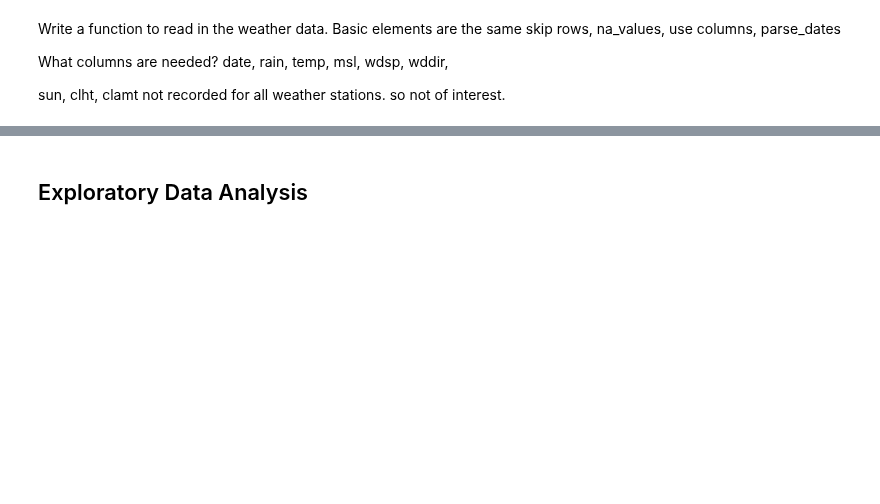
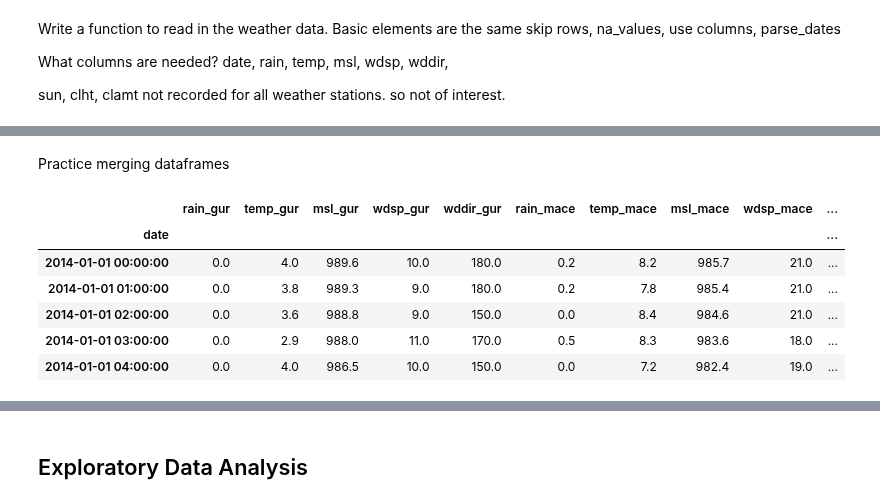
Before and after one commit to IreneKilgannon/PFDA, a Jupyter notebook: PFDA-project/wind.ipynb, the cells around one changed output, grey strips where cells are left out. Saved outputs shown, nothing was run; the diff lists cells and outputs as text; code cells hidden in the pictures; blank space fills up the shorter version.

Commit message:
wrote functions to identify the number of rows to skip, to extract location from csv file name, read in weather data for a single file, attempting to merge dataframes

```diff
--- a/PFDA-project/wind.ipynb
+++ b/PFDA-project/wind.ipynb
@@ -225,0 +262,3 @@ def load_weather(file_name):
+# %%
+gurteen = load_weather('hly1475Gurteen.csv', 17)
+gurteen.head()
@@ -225,0 +273,3 @@ def load_weather(file_name):
+# %%
+macehead = load_weather('hly275MaceHead.csv', 17)
+macehead.head()
@@ -225,0 +286,3 @@ def load_weather(file_name):
+# %%
+macehead = macehead['2014': '2024']
+macehead.head()
@@ -225,0 +297,3 @@ def load_weather(file_name):
+# %%
+gurteen = gurteen['2014' :'2024']
+gurteen.head()
@@ -225,0 +308,13 @@ def load_weather(file_name):
+# %% [markdown]
+Practice merging dataframes
+# %%
+gurteen_macehead = gurteen.merge(macehead, on= 'date', suffixes= ['_gur', '_mace'])
+gurteen_macehead.head()
+# %% [output]
+|  | rain_gur | temp_gur | msl_gur | wdsp_gur | wddir_gur | rain_mace | temp_mace | msl_mace | wdsp_mace | ... |
+| date |  |  |  |  |  |  |  |  |  | ... |
+| 2014-01-01 00:00:00 | 0.0 | 4.0 | 989.6 | 10.0 | 180.0 | 0.2 | 8.2 | 985.7 | 21.0 | ... |
+| 2014-01-01 01:00:00 | 0.0 | 3.8 | 989.3 | 9.0 | 180.0 | 0.2 | 7.8 | 985.4 | 21.0 | ... |
+| 2014-01-01 02:00:00 | 0.0 | 3.6 | 988.8 | 9.0 | 150.0 | 0.0 | 8.4 | 984.6 | 21.0 | ... |
+| 2014-01-01 03:00:00 | 0.0 | 2.9 | 988.0 | 11.0 | 170.0 | 0.5 | 8.3 | 983.6 | 18.0 | ... |
+| 2014-01-01 04:00:00 | 0.0 | 4.0 | 986.5 | 10.0 | 150.0 | 0.0 | 7.2 | 982.4 | 19.0 | ... |
```
Also changed, not shown: parts of 54 cells of this notebook, 2 other files.
